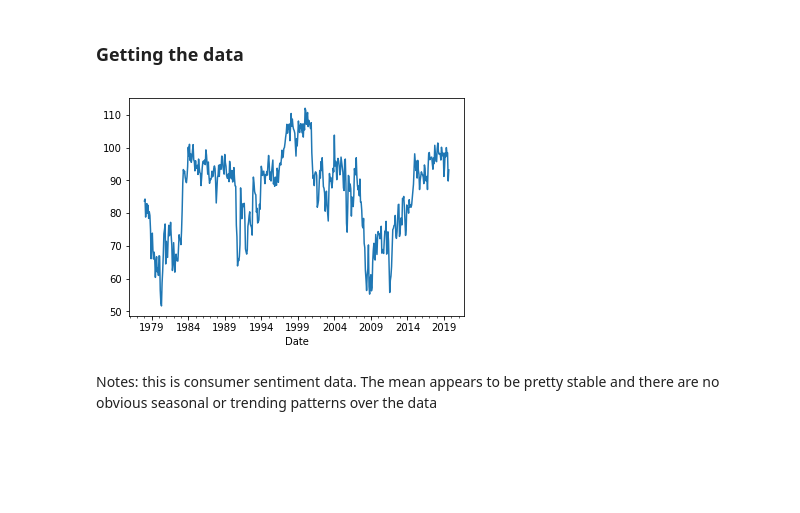
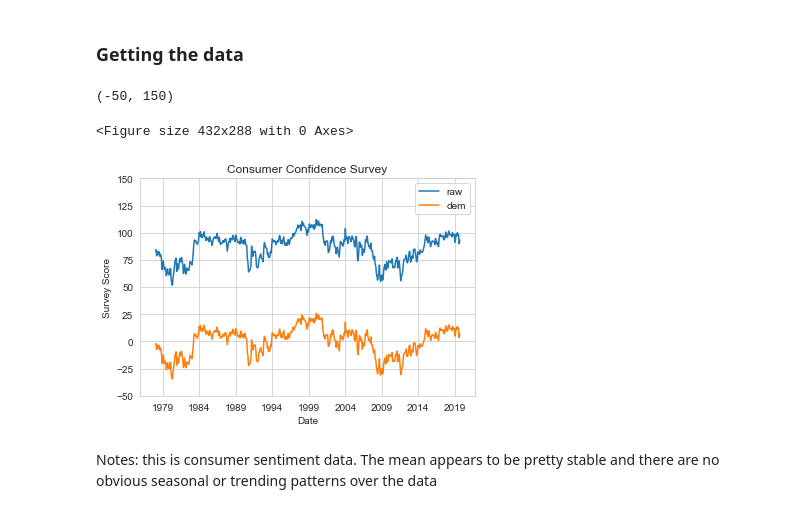
Before and after one commit to nt-ds/ckt-time-series-analysis, a Jupyter notebook: TSM_Proj.ipynb, the cells around one changed output. Drawn from its saved outputs; the diff is of its cells as text; code cells hidden in the pictures; blank space fills up the shorter version.

```diff
--- a/TSM_Proj.ipynb
+++ b/TSM_Proj.ipynb
@@ -199,11 +206,21 @@ class STATS():
 # %%
 # Getting the the data
 data_cons = DATA.get_mich_cons_sent().truncate(before=datetime.datetime(1978,1,30))
-data_cons.plot()
 ddata_cons = STATS.Demean(data_cons)
 data_df = pd.DataFrame({'raw':data_cons,'dem': ddata_cons})
-# %% [output]
-[figure, removed]
+# %%
+# plotting the data
+fig_ = plt.figure()
+sns.set_style('whitegrid')
+data_df.plot()
+ax_ = plt.gca()
+ax_.set_title('Consumer Confidence Survey')
+ax_.set_ylabel('Survey Score')
+ax_.set_ylim(-50,150)
+# %% [output]
+(-50, 150)
+<Figure size 432x288 with 0 Axes>
+[figure, added]
 # %% [markdown]
 Notes: this is consumer sentiment data. The mean appears to be pretty stable and there are no obvious seasonal or trending patterns over the data
 # %% [markdown]
```
Also changed, not shown: parts of 10 cells of this notebook.
